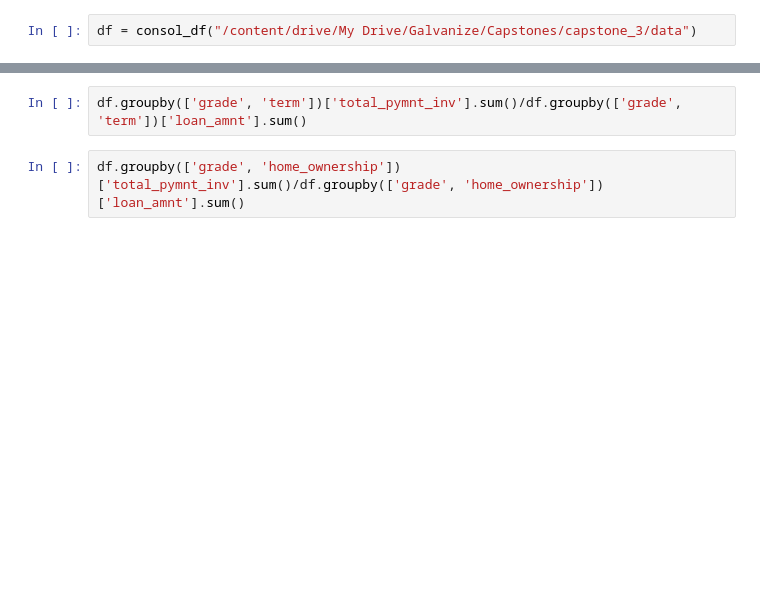
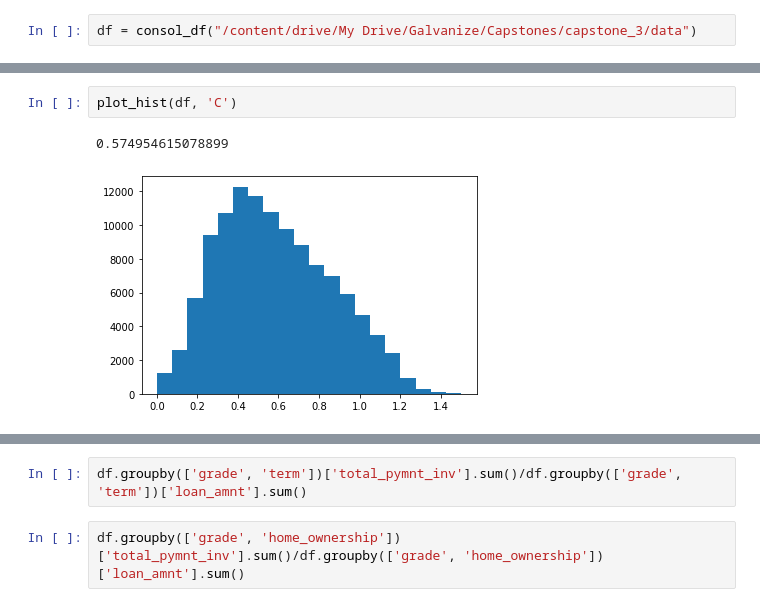
Before and after one commit to clifford-cheng/Lending-Club, a Jupyter notebook: LendingClub.ipynb, the cells around one changed output, grey strips where cells are left out. Cells and saved outputs as stored; diff of their text form; blank space fills up the shorter version.

```diff
--- a/LendingClub.ipynb
+++ b/LendingClub.ipynb
@@ -114,0 +826,5 @@ temp_df.groupby('grade')['total_pymnt_inv'].sum()/temp_df.groupby('grade')['loan
+# %%
+plot_hist(df, 'C')
+# %% [output]
+0.574954615078899
+[figure, added]
```
Also changed, not shown: parts of 60 cells of this notebook.
